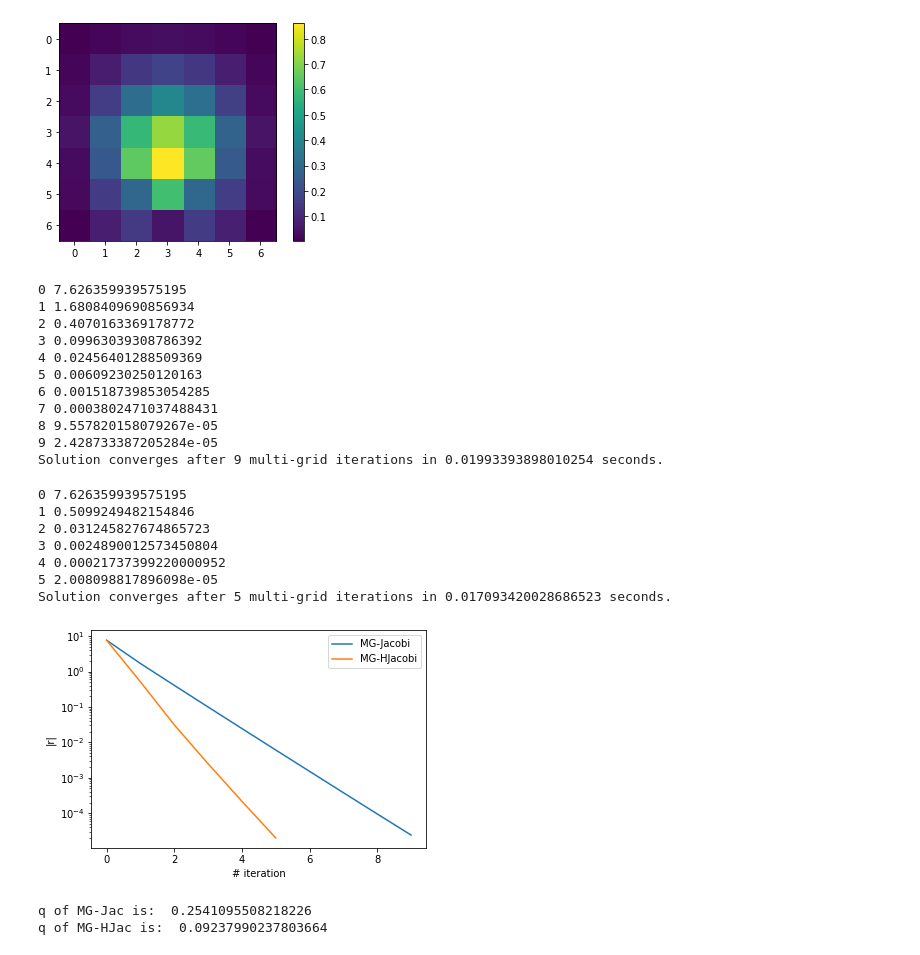
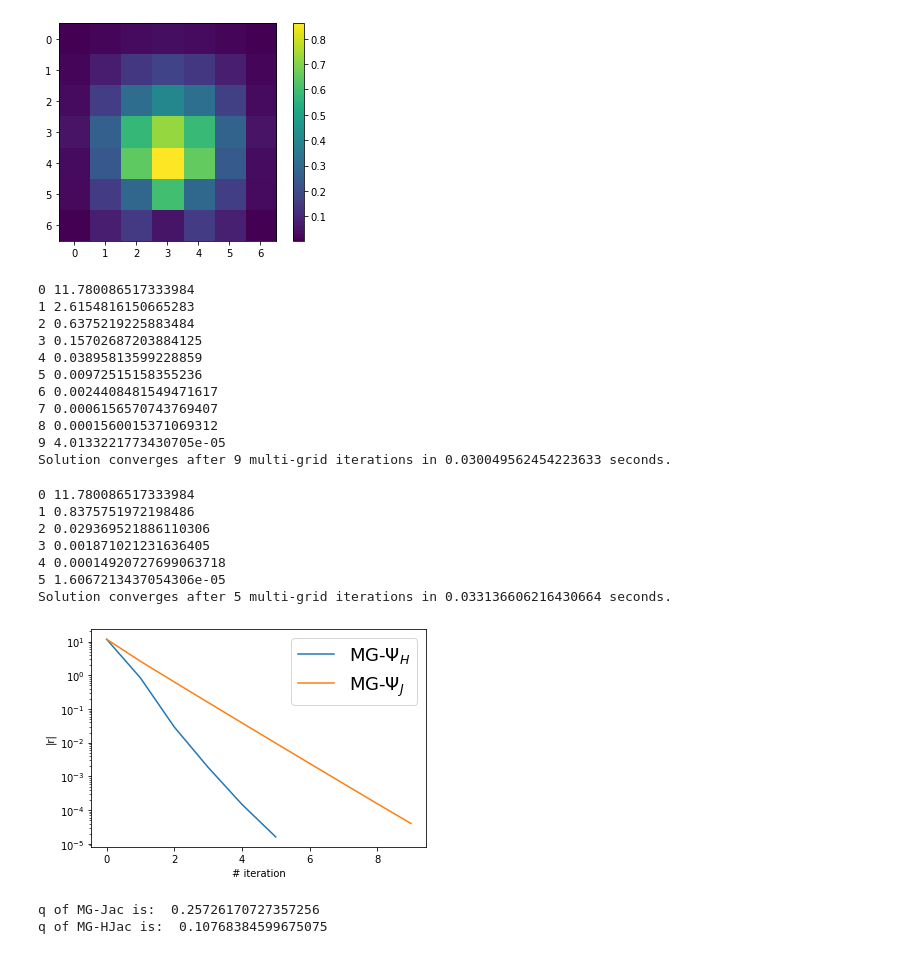
Before and after one commit to longfish/Multigrid-FEANet, a Jupyter notebook: M-FEANet-mg_test.ipynb, the cells around one changed output. Cells and saved outputs as stored; diff of their text form; code cells hidden in the pictures.

```diff
--- a/M-FEANet-mg_test.ipynb
+++ b/M-FEANet-mg_test.ipynb
@@ -167,7 +167,8 @@ my_hnet.load_state_dict(torch.load(os.path.join(model_dir,model_name+'.pth')))
 <All keys matched successfully>
 # %%
 # test on larger grid
-test_set = IsoPoissonDataSet('Data/IsoPoisson/poisson2d_65x65.h5')
+n = 2**7
+test_set = IsoPoissonDataSet('Data/IsoPoisson/poisson2d_129x129.h5')
 test_dataloader = DataLoader(test_set, batch_size=64, shuffle=True)
 u_test, f_test, bc_value_test, bc_index_test = next(iter(test_dataloader))
 
@@ -183,6 +184,5 @@ plot.plot_field(bc_index_test[k,0])
 [figure]
 # %%
-n = 2**6
 test_iterator = HJacIterator(hnet=my_hnet, n=n)
 test_iterator.requires_grad_(False)
 # %% [output]
@@ -535,17 +537,17 @@ else:
 #print("Solution from dataset:")
 #plot.plot_field(u_test[k,0].detach())
 # %% [output]
-0 7.626359939575195
-1 1.6808409690856934
-2 0.4070163369178772
-3 0.09963039308786392
-4 0.02456401288509369
-5 0.00609230250120163
-6 0.001518739853054285
-7 0.0003802471037488431
-8 9.557820158079267e-05
-9 2.428733387205284e-05
-Solution converges after 9 multi-grid iterations in 0.01993393898010254 seconds.
+0 11.780086517333984
+1 2.6154816150665283
+2 0.6375219225883484
+3 0.15702687203884125
+4 0.03895813599228859
+5 0.00972515158355236
+6 0.0024408481549471617
+7 0.0006156570743769407
+8 0.0001560015371069312
+9 4.0133221773430705e-05
+Solution converges after 9 multi-grid iterations in 0.030049562454223633 seconds.
 # %%
 EPS = 5e-5
 mg_hjac = MultiGrid(n=n, hnet=my_hnet, P=linear_tensor_P, mode='hjac') # create a multigrid model
@@ -587,26 +589,26 @@ else:
 #print("Solution from dataset:")
 #plot.plot_field(u_test[k,0].detach())
 # %% [output]
-0 7.626359939575195
-1 0.5099249482154846
-2 0.031245827674865723
-3 0.0024890012573450804
-4 0.00021737399220000952
-5 2.008098817896098e-05
-Solution converges after 5 multi-grid iterations in 0.017093420028686523 seconds.
+0 11.780086517333984
+1 0.8375751972198486
+2 0.029369521886110306
+3 0.001871021231636405
+4 0.00014920727699063718
+5 1.6067213437054306e-05
+Solution converges after 5 multi-grid iterations in 0.033136606216430664 seconds.
 # %%
-plt.plot(res_arr_mgjac, label="MG-Jacobi")
-plt.plot(res_arr_mghjac, label="MG-HJacobi")
+plt.plot(res_arr_mghjac, label="MG-$\Psi_H$")
+plt.plot(res_arr_mgjac, label="MG-$\Psi_J$")
 plt.yscale('log')
 plt.xlabel('# iteration')
 plt.ylabel('|r|')
-plt.legend()
+plt.legend(prop={'size':18})
 plt.savefig('Results/mg_test_smoother', dpi=500, bbox_inches='tight')
 # %% [output]
-[figure, old version]
+[figure, new version]
 # %%
 print("q of MG-Jac is: ", compute_q(res_arr_mgjac))
 print("q of MG-HJac is: ", compute_q(res_arr_mghjac))
 # %% [output]
-q of MG-Jac is:  0.2541095508218226
-q of MG-HJac is:  0.09237990237803664
+q of MG-Jac is:  0.25726170727357256
+q of MG-HJac is:  0.10768384599675075
```
Also changed, not shown: parts of 6 cells of this notebook, 4 other files.
